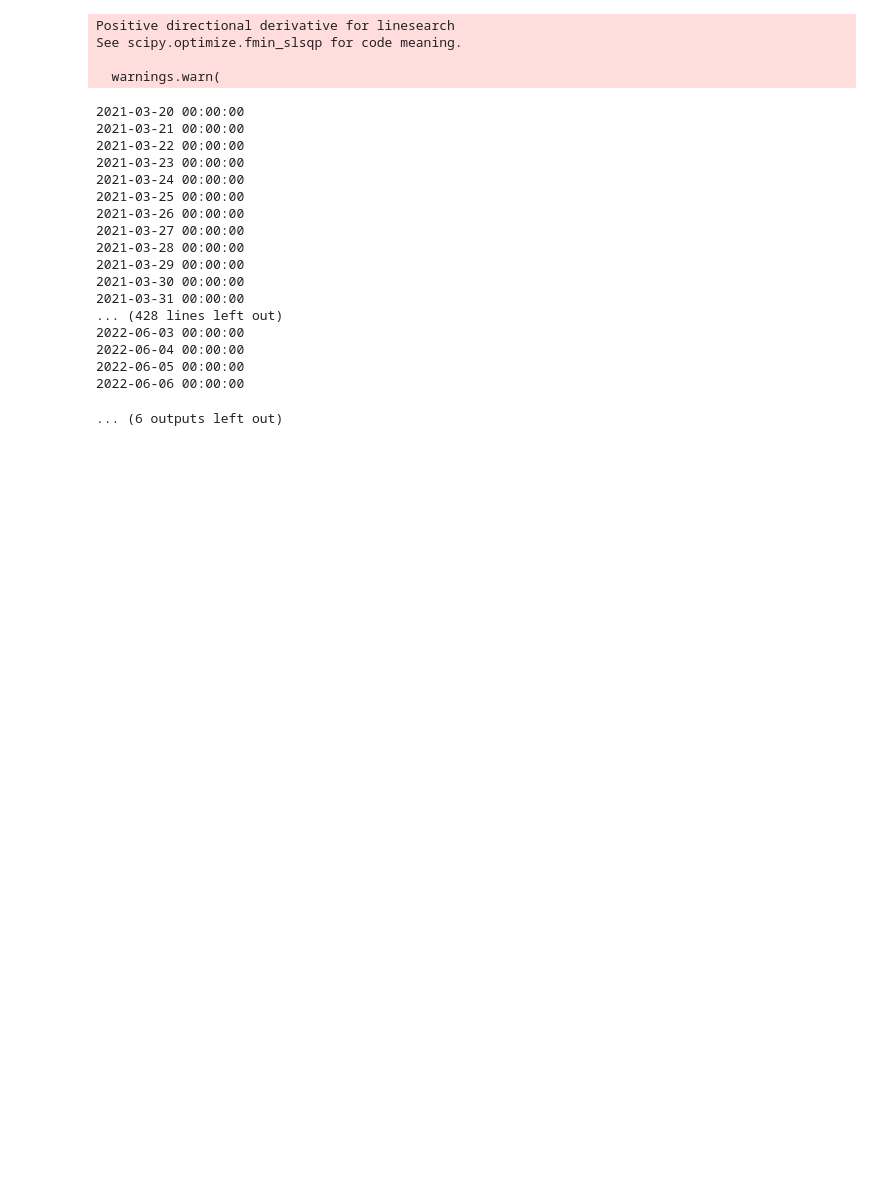
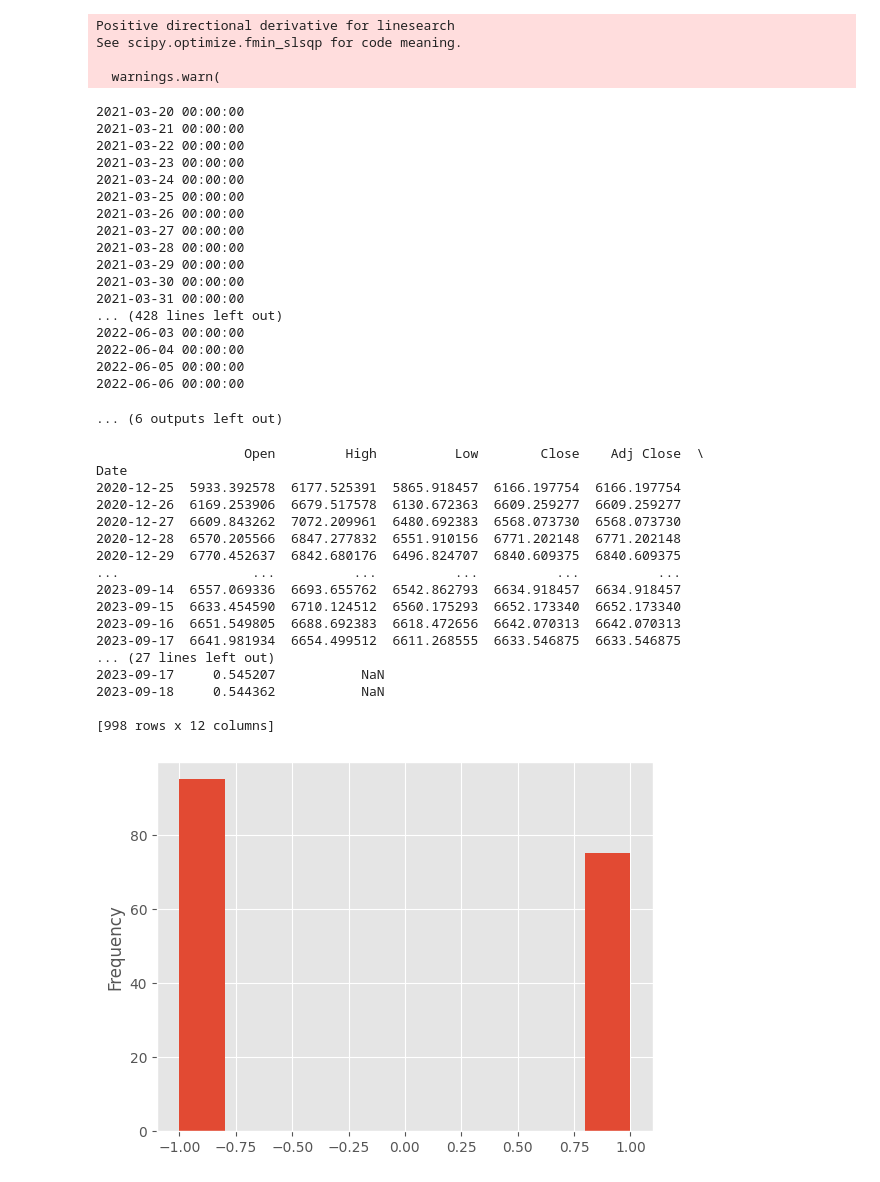
Before and after one commit to wtcrowe4/ml-algo-trading, a Jupyter notebook: garch_intraday.ipynb, the cells around one changed output. Saved outputs shown, nothing was run; the diff lists cells and outputs as text; code cells hidden in the pictures; blank space fills up the shorter version.

Commit message:
calculate prediction premium and form a daily signal from it

```diff
--- a/garch_intraday.ipynb
+++ b/garch_intraday.ipynb
@@ -148,3 +148,42 @@ See scipy.optimize.fmin_slsqp for code meaning.
 2022-06-05 00:00:00
 2022-06-06 00:00:00
 ... (6 outputs left out)
+# %%
+# Calculate prediction premium and form a daily signal from it.
+
+daily_df['prediction_premium'] = (daily_df['predictions']-daily_df['variance'])/daily_df['variance']
+
+daily_df['premium_std'] = daily_df['prediction_premium'].rolling(180).std()
+
+daily_df['signal_daily'] = daily_df.apply(lambda x: 1 if (x['prediction_premium']>x['premium_std'])
+                                         else (-1 if (x['prediction_premium']<x['premium_std']*-1) else np.nan),
+                                         axis=1)
+
+daily_df['signal_daily'] = daily_df['signal_daily'].shift()
+
+print(daily_df)
+
+plt.style.use('ggplot')
+
+daily_df['signal_daily'].plot(kind='hist')
+
+plt.show()
+# %% [output]
+                   Open         High          Low        Close    Adj Close  \
+Date
+2020-12-25  5933.392578  6177.525391  5865.918457  6166.197754  6166.197754
+2020-12-26  6169.253906  6679.517578  6130.672363  6609.259277  6609.259277
+2020-12-27  6609.843262  7072.209961  6480.692383  6568.073730  6568.073730
+2020-12-28  6570.205566  6847.277832  6551.910156  6771.202148  6771.202148
+2020-12-29  6770.452637  6842.680176  6496.824707  6840.609375  6840.609375
+...                 ...          ...          ...          ...          ...
+2023-09-14  6557.069336  6693.655762  6542.862793  6634.918457  6634.918457
+2023-09-15  6633.454590  6710.124512  6560.175293  6652.173340  6652.173340
+2023-09-16  6651.549805  6688.692383  6618.472656  6642.070313  6642.070313
+2023-09-17  6641.981934  6654.499512  6611.268555  6633.546875  6633.546875
+... (27 lines left out)
+2023-09-17     0.545207           NaN
+2023-09-18     0.544362           NaN
+
+[998 rows x 12 columns]
+[figure, added]
```
